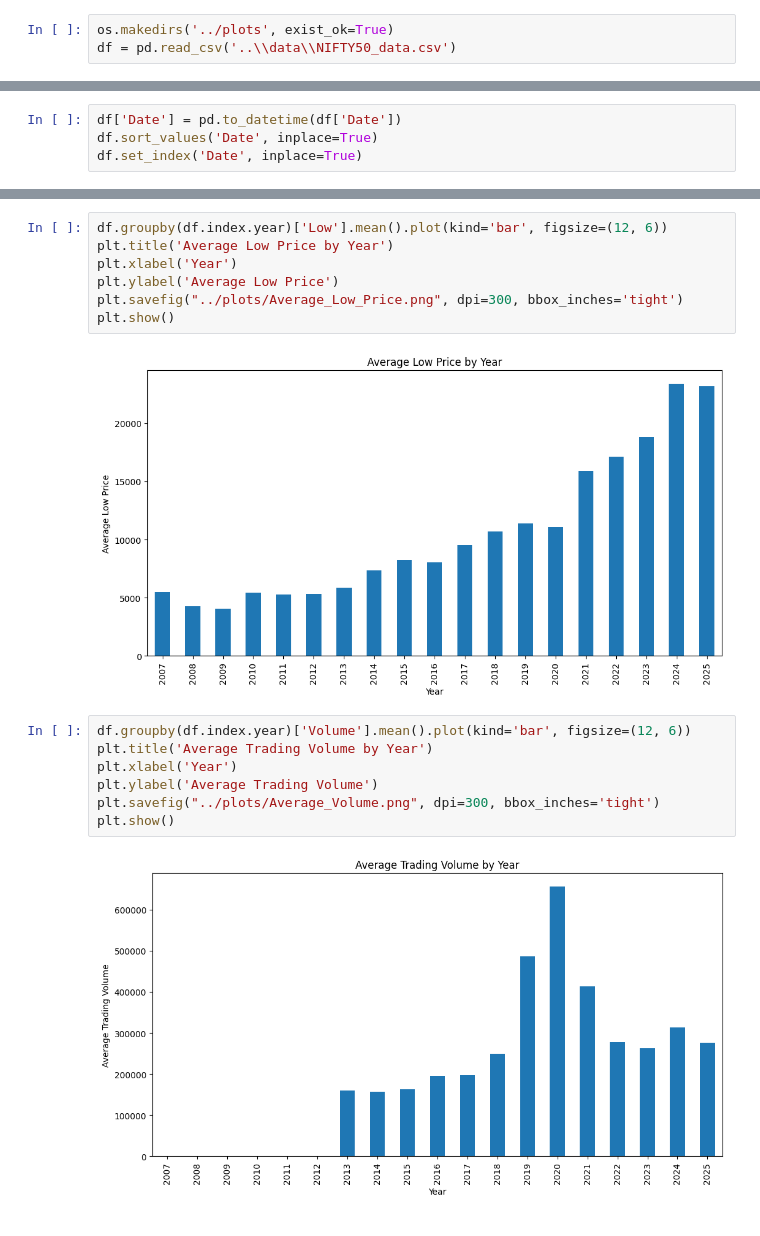
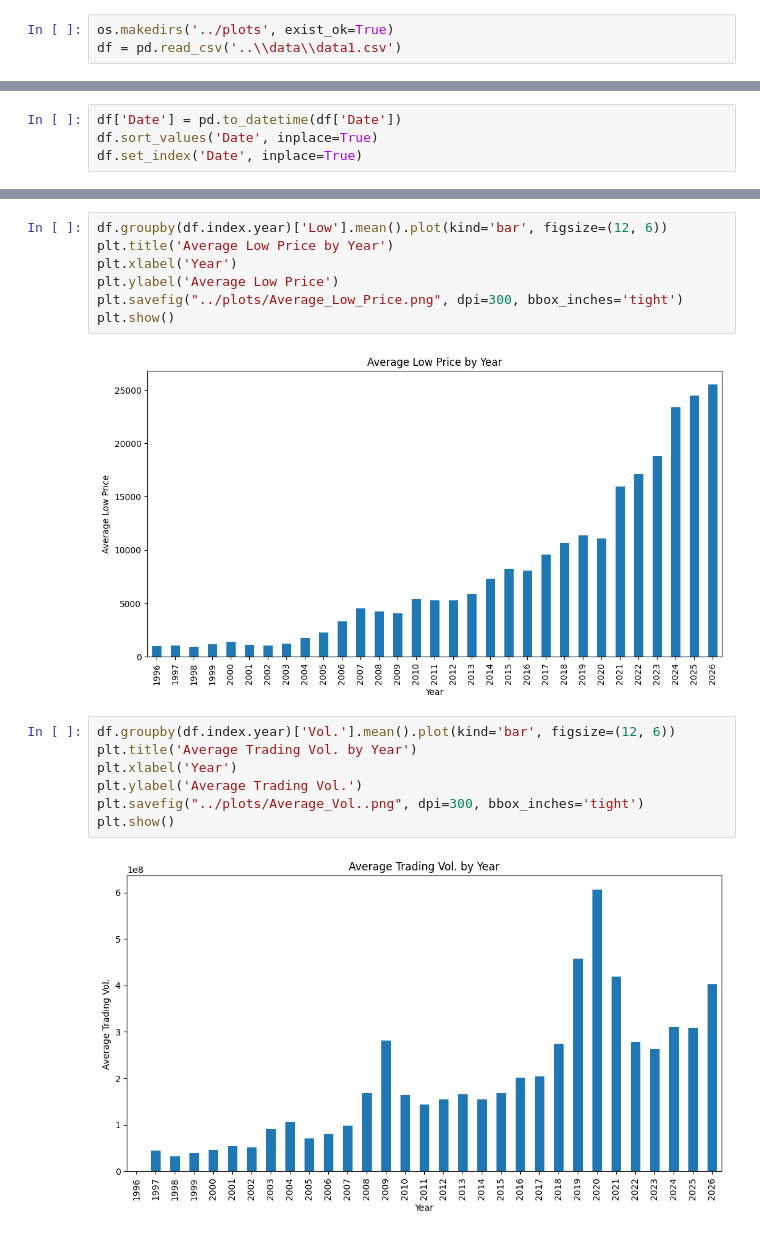
Before and after one commit to Rajhans-123/stock-price, a Jupyter notebook: src/eda.ipynb, the cells around one changed output, grey strips where cells are left out. Cells and saved outputs as stored; diff of their text form.

```diff
--- a/src/eda.ipynb
+++ b/src/eda.ipynb
@@ -6,7 +6,7 @@ import seaborn as sns
 import os
 # %%
 os.makedirs('../plots', exist_ok=True)
-df = pd.read_csv('..\\data\\NIFTY50_data.csv')
+df = pd.read_csv('..\\data\\data1.csv')
 # %%
 df.describe()
 # %% [output]
@@ -154,14 +157,14 @@ plt.ylabel('Average Low Price')
 plt.savefig("../plots/Average_Low_Price.png", dpi=300, bbox_inches='tight')
 plt.show()
 # %% [output]
-[figure, old version]
+[figure, new version]
 # %%
-df.groupby(df.index.year)['Volume'].mean().plot(kind='bar', figsize=(12, 6))
-plt.title('Average Trading Volume by Year')
+df.groupby(df.index.year)['Vol.'].mean().plot(kind='bar', figsize=(12, 6))
+plt.title('Average Trading Vol. by Year')
 plt.xlabel('Year')
-plt.ylabel('Average Trading Volume')
-plt.savefig("../plots/Average_Volume.png", dpi=300, bbox_inches='tight')
+plt.ylabel('Average Trading Vol.')
+plt.savefig("../plots/Average_Vol..png", dpi=300, bbox_inches='tight')
 plt.show()
 # %% [output]
-[figure, old version]
+[figure, new version]
 # %%
```
Also changed, not shown: parts of 19 cells of this notebook, 27 other files.
